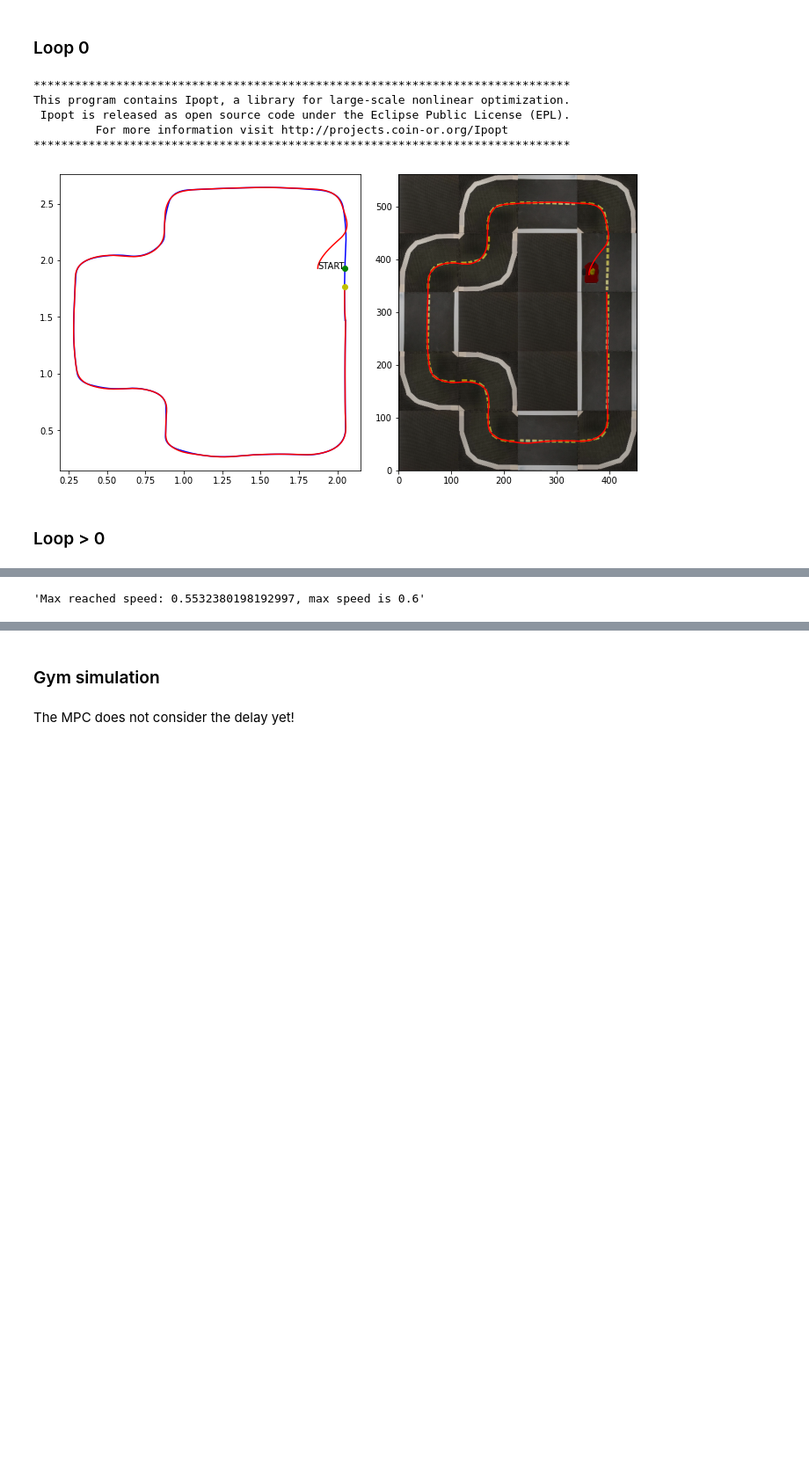
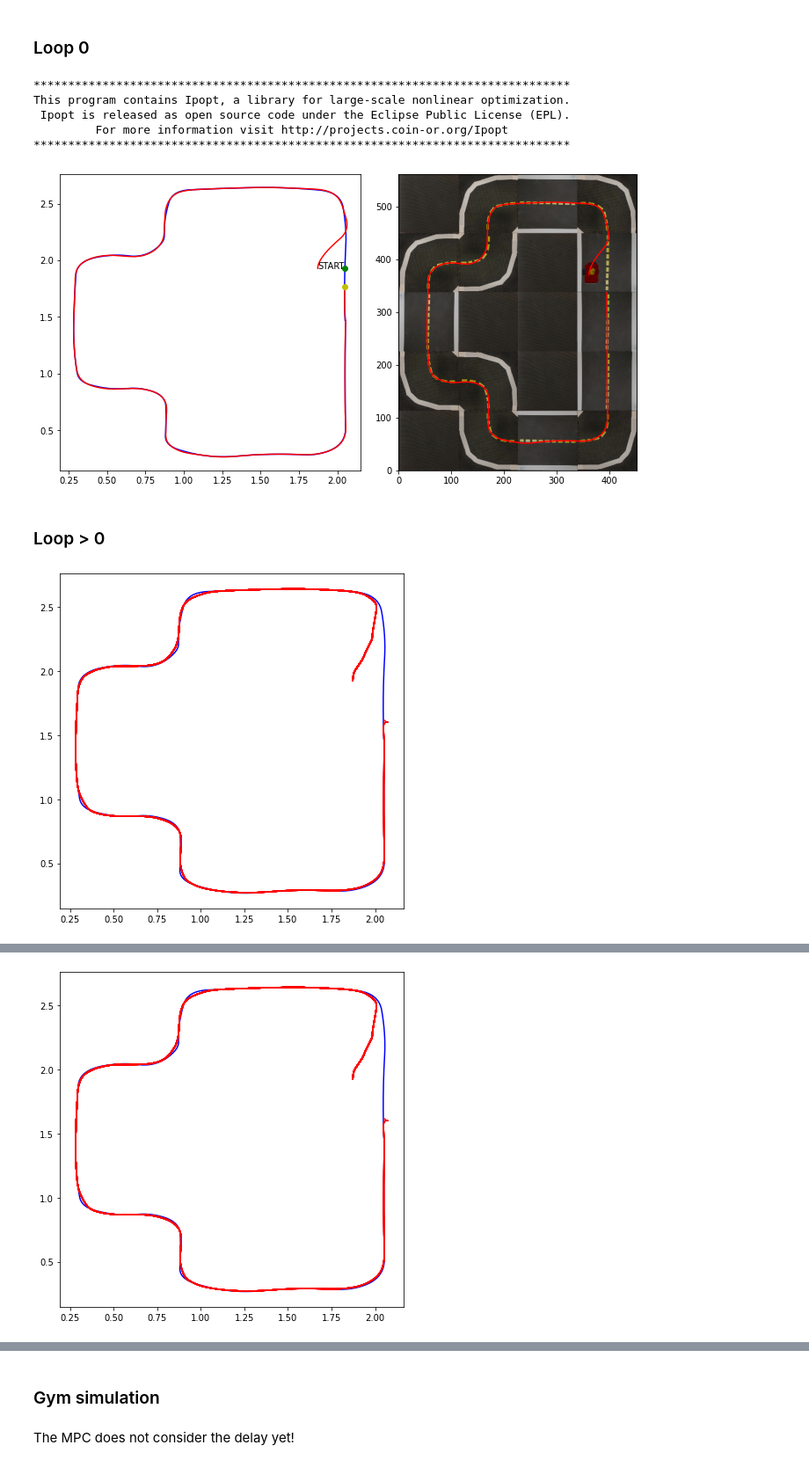
Before and after one commit to giuliovv/duckrace, a Jupyter notebook: iterative_mpc.ipynb, the cells around one changed output, grey strips where cells are left out. Shown at 88% size. Drawn from its saved outputs; the diff is of its cells as text; code cells hidden in the pictures; blank space fills up the shorter version.

```diff
--- a/iterative_mpc.ipynb
+++ b/iterative_mpc.ipynb
@@ -137,10 +137,10 @@ opti = Opti()
 
 x = opti.variable(5,N+1)    # States with dimension (n_x, prediction_horizon+1) (x(0),...,x(N+1))
 u = opti.variable(2,N)      # Inputs with dimension (n_u, prediction_horizon) (u(0),...,u(N))
-l = opti.variable(1,K)      # Lambda of convex hull
+l = opti.variable(K)      # Lambda of convex hull
 z = opti.variable(1,1)      # z of the paper
 x0 = opti.parameter(5,1)    # Parameter to set the initial state conditions (x(0))
-D = opti.parameter(1,K)     # Nearest neighbors
+D = opti.parameter(5,K)     # Nearest neighbors
 J = opti.parameter(1, K)    # A matrix time, iteration with the old states
 
 def h(x):
@@ -148,7 +148,7 @@ def h(x):
    # finish line is defined as the area where x > 1.75 and y is between 1.75 and 1.8
    return if_else(logic_and(x[0,0]>1.75, logic_and(x[1,0]>1.75, x[1,0]<1.8)), 0, 1)
 
-obj = sumsqr(h(x)) + dot(J,l)
+obj = sum1(h(x)) + J@l
 
 opti.minimize(obj)
 
@@ -165,8 +165,8 @@ opti.subject_to(vec(u) >= -1)
 opti.subject_to(x[:,0] == x0)
 # 4) Set the convex hull constraints
 opti.subject_to(l >= 0)
-opti.subject_to(sumsqr(l) == 1)
-opti.subject_to(dot(D, l) == x[:,N])
+opti.subject_to(sum1(l) == 1)
+opti.subject_to(D@l == x[:,N])
 
 
 opti.set_value(x0,[pose.x, pose.y, pose.theta, 0, 0]) # Set the initial x0 value
@@ -178,7 +178,7 @@ opts["print_time"] = False
 opti.solver('ipopt',opts)
 # %%
 # This instruction transfom all the Opti problem defined above into a callable function
-M = opti.to_function('M',[x0, D, J],[u[:,0]],['x0', 'D', 'J'],['u_opt'])
+M = opti.to_function('M',[x0, D, J],[u[:,0], l],['x0', 'D', 'J'],['u_opt', "lambda"])
 # %% [markdown]
 ### Loop 0
 # %%
@@ -246,3 +244,9 @@ all_points = X_log.T
+# %%
+# all_points: [x, y, theta, v, w, steps to arrive]
+all_points = X_log
+X_log_orig = X_log
+first_loop_len = all_points.shape[1]
+all_points = np.vstack((all_points, np.arange(first_loop_len)[::-1]))
 # %% [markdown]
 ### Loop > 0
 # %%
@@ -250,37 +257,74 @@ from sklearn.neighbors import NearestNeighbors
 # %%
 #IDEA:
 # Trajectory 0
 # Compute time in each point and subtract from total length to get arrival time
 # Compute nearest neighbours to each point, store in an D with iteration number D=[x_tl1, xtl2, ..., x_tlN, ..., xtj1, xtj2, ..., xtjN]
 # Compute a matrix S that is D at time t+1: S=[x_tl1, xtl2, ..., x_tlN, ..., xtj1, xtj2, ..., xtjN]
 # COMPUTE J AND PASS TO THE OPTIMIZATION
 
+# For debugging
+X_log = X_log_orig
+
 # MPC loop
 F = utils.model_F(dt=dt)
-X_log = np.empty((5,0))
-U_log = np.empty((2,0))
 
 x = [pose.x, pose.y, pose.theta, 0, 0]
-idx = index
+idx = int(index)
 
-for iteration in range(2):
-    kdtree = spatial.KDTree(traj[:, :2])
-    J = idx+N
-    step = 0
+
+plt.plot(traj[:,0], traj[:,1], "b")
+
+for iteration in range(1):
+    last_loop = X_log
+    X_log = np.empty((5,0))
+    U_log = np.empty((2,0))
+
+    kdtree = spatial.KDTree(last_loop[:2, :].T)
+    nbrs = NearestNeighbors(n_neighbors=K, algorithm='ball_tree').fit(all_points[:2, :].T)
+    t = 0
+    print("Iteration: ", iteration)
     while True:
-        u = M(x)
+
+        if t == 0:
+            distances, indices = nbrs.kneighbors([last_loop[:2, idx+N].T])
+            indices = indices.reshape(-1)
+            D = all_points[:, indices]
+            J = all_points[5, indices].reshape(-1)
+        else:
+            distances, indices = nbrs.kneighbors([last_loop[:2, idx+N].T])
+            indices = indices.reshape(-1)
+            S = all_points[:, indices]@l
+            distances, indices = nbrs.kneighbors(np.array(S[:2].T))
+            indices = indices.reshape(-1)
+            D = all_points[:, indices]
+            J = all_points[5, indices].reshape(-1)
+        u, l = M(x, DM(D[:5, :]), DM(J))
 
         U_log = np.column_stack((U_log, u))
         X_log = np.column_stack((X_log, x))
 
         # simulate
         x = F(x,u)
 
         _,idx_new = kdtree.query(np.array([x[0], x[1]]).reshape(-1))
         if idx_new >= idx:
             idx = idx_new
+            if idx+N > traj.shape[0]:
+                idx = traj.shape[0] - idx
 
-        if traj[idx, 0] > 1.75 and traj[idx, 1] > 1.75 and traj[idx, 1] < 1.8:
+        if x[0] > 1.75 and x[1] > 1.75 and x[1] < 1.8:
             break
-        step += 1
+        t += 1
+        if t%10 == 0:
+            plt.plot(*X_log[:2,:], c='r')
+            ipythondisplay.clear_output(wait=True)
+            ipythondisplay.display(plt.gcf())
+        # if t == 50:
+        #     break
+
+    last_points = X_log
+    last_points = np.vstack((last_points, np.arange(last_points.shape[1])[::-1]))
+    last_points = np.pad(X_log, ((0,0), (0, first_loop_len-X_log.shape[1])), 'constant', constant_values=(0,0))
+    all_points = np.hstack((all_points, last_points))
 # %% [output]
+[figure, added]
@@ -292,4 +332 @@ CasADi - 2022-03-17 14:34:56 WARNING("Failed to calculate multipliers") [.../cas
+[figure, added]
-# %%
-f"Max reached speed: {X_log[3,:].max()}, max speed is 0.6"
-# %% [output]
-'Max reached speed: 0.5532380198192997, max speed is 0.6'
```
Also changed, not shown: parts of 9 cells of this notebook, 2 other files.
